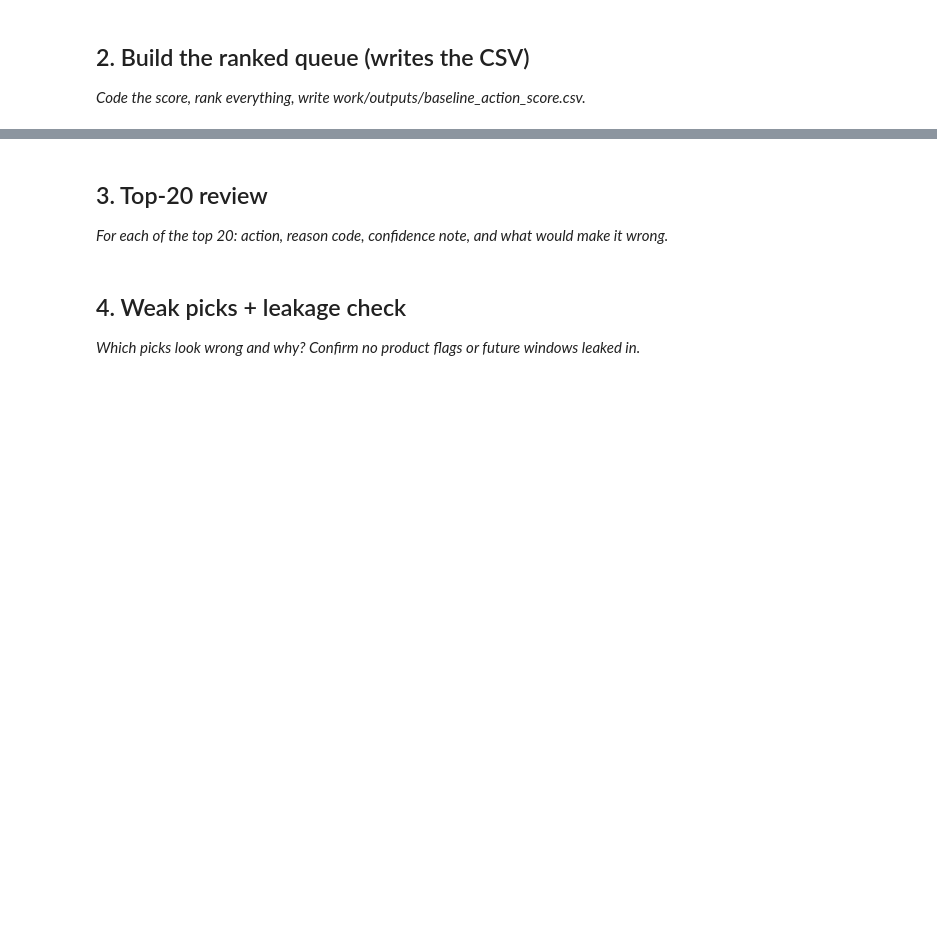
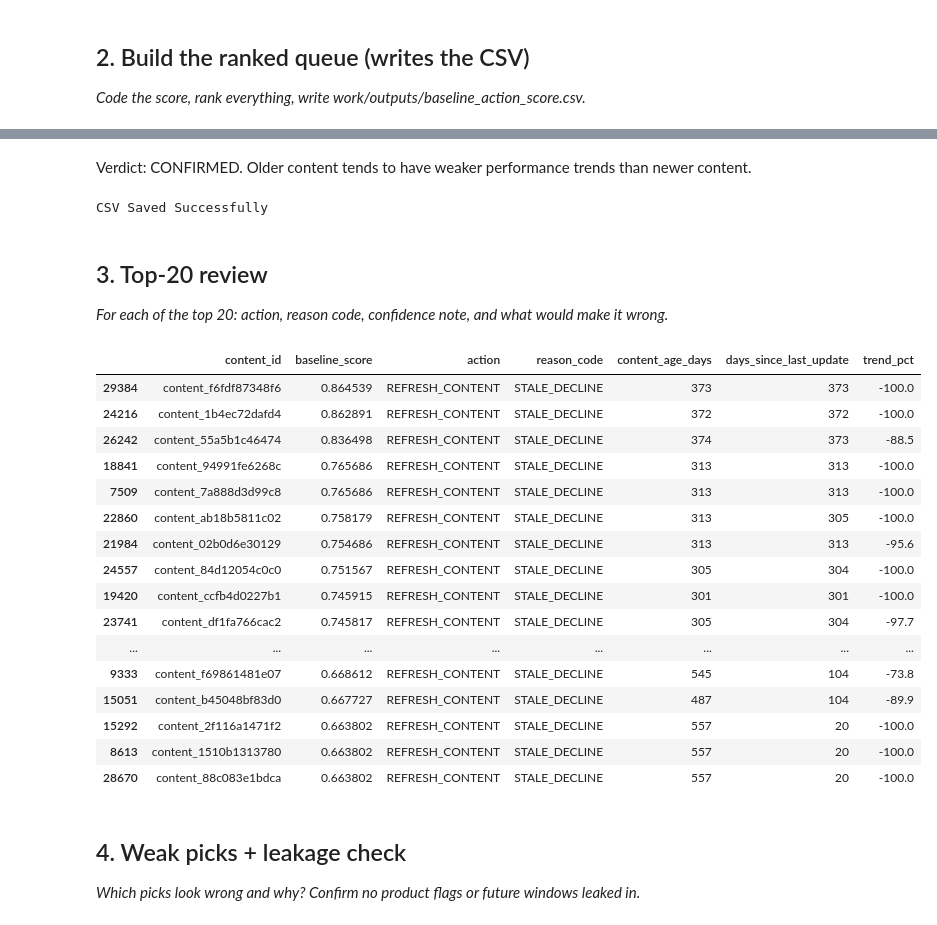
Before and after one commit to MahboobAli1/flyrank-ml-internship, a Jupyter notebook: work/notebooks/w04_baseline_score.ipynb, the cells around one changed output, grey strips where cells are left out. Drawn from its saved outputs; the diff is of its cells as text; code cells hidden in the pictures; blank space fills up the shorter version.

```diff
--- a/work/notebooks/w04_baseline_score.ipynb
+++ b/work/notebooks/w04_baseline_score.ipynb
@@ -16,0 +104,4 @@ This skeleton is yours to fill. Work the sections **in order** — each one has
+# %%
+df["content_age_days"] = df["content_age_days"].fillna(0)
+df["days_since_last_update"] = df["days_since_last_update"].fillna(0)
+df["trend_pct"] = df["trend_pct"].fillna(0)
@@ -16,0 +150,2 @@ This skeleton is yours to fill. Work the sections **in order** — each one has
+# %% [markdown]
+Verdict: CONFIRMED. Older content tends to have weaker performance trends than newer content.
@@ -17,4 +167,59 @@ This skeleton is yours to fill. Work the sections **in order** — each one has
+# %%
+df["baseline_score"] = (
+      0.40*df["age_score"]
+    + 0.35*df["update_score"]
+    + 0.25*df["decline_score"]
+)
+# %%
+df["reason_code"] = "STALE_DECLINE"
+df["action"] = "REFRESH_CONTENT"
+queue = (
+    df.sort_values(
+        "baseline_score",
+        ascending=False
+    )
+)
+os.makedirs("work/outputs", exist_ok=True)
+
+queue.to_csv(
+    "work/outputs/baseline_action_score.csv",
+    index=False
+)
+
+print("CSV Saved Successfully")
+# %% [output]
+CSV Saved Successfully
 # %% [markdown]
 ## 3. Top-20 review
 
 *For each of the top 20: action, reason code, confidence note, and what would make it wrong.*
+# %%
+top20 = queue.head(20)
+
+top20[[
+    "content_id",
+    "baseline_score",
+    "action",
+    "reason_code",
+    "content_age_days",
+    "days_since_last_update",
+    "trend_pct"
+]]
+# %% [output]
+|  | content_id | baseline_score | action | reason_code | content_age_days | days_since_last_update | trend_pct |
+| 29384 | content_f6fdf87348f6 | 0.864539 | REFRESH_CONTENT | STALE_DECLINE | 373 | 373 | -100.0 |
+| 24216 | content_1b4ec72dafd4 | 0.862891 | REFRESH_CONTENT | STALE_DECLINE | 372 | 372 | -100.0 |
+| 26242 | content_55a5b1c46474 | 0.836498 | REFRESH_CONTENT | STALE_DECLINE | 374 | 373 | -88.5 |
+| 18841 | content_94991fe6268c | 0.765686 | REFRESH_CONTENT | STALE_DECLINE | 313 | 313 | -100.0 |
+| 7509 | content_7a888d3d99c8 | 0.765686 | REFRESH_CONTENT | STALE_DECLINE | 313 | 313 | -100.0 |
+| 22860 | content_ab18b5811c02 | 0.758179 | REFRESH_CONTENT | STALE_DECLINE | 313 | 305 | -100.0 |
+| 21984 | content_02b0d6e30129 | 0.754686 | REFRESH_CONTENT | STALE_DECLINE | 313 | 313 | -95.6 |
+| 24557 | content_84d12054c0c0 | 0.751567 | REFRESH_CONTENT | STALE_DECLINE | 305 | 304 | -100.0 |
+| 19420 | content_ccfb4d0227b1 | 0.745915 | REFRESH_CONTENT | STALE_DECLINE | 301 | 301 | -100.0 |
+| 23741 | content_df1fa766cac2 | 0.745817 | REFRESH_CONTENT | STALE_DECLINE | 305 | 304 | -97.7 |
+| ... | ... | ... | ... | ... | ... | ... | ... |
+| 9333 | content_f69861481e07 | 0.668612 | REFRESH_CONTENT | STALE_DECLINE | 545 | 104 | -73.8 |
+| 15051 | content_b45048bf83d0 | 0.667727 | REFRESH_CONTENT | STALE_DECLINE | 487 | 104 | -89.9 |
+| 15292 | content_2f116a1471f2 | 0.663802 | REFRESH_CONTENT | STALE_DECLINE | 557 | 20 | -100.0 |
+| 8613 | content_1510b1313780 | 0.663802 | REFRESH_CONTENT | STALE_DECLINE | 557 | 20 | -100.0 |
+| 28670 | content_88c083e1bdca | 0.663802 | REFRESH_CONTENT | STALE_DECLINE | 557 | 20 | -100.0 |
```
Also changed, not shown: parts of 12 cells of this notebook.
